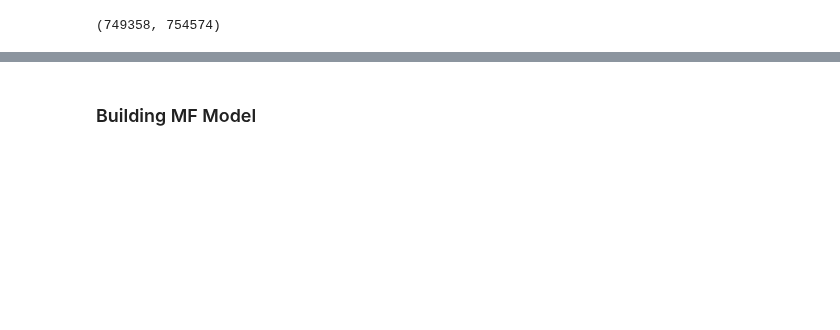
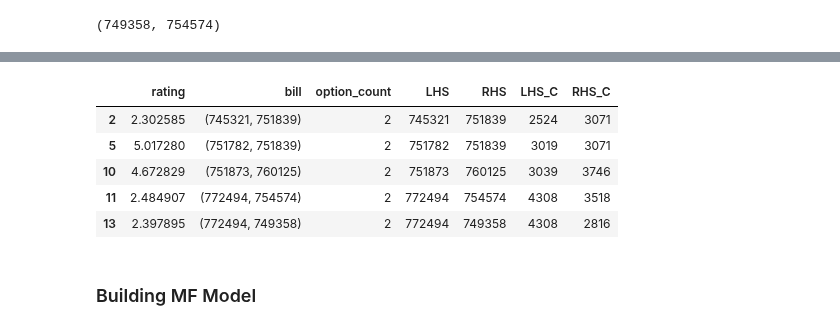
Before and after one commit to melihkacaman/Option-Matrix-Factorization, a Jupyter notebook: notebooks/03. Model Creation.ipynb, the cells around one changed output, grey strips where cells are left out. Drawn from its saved outputs; the diff is of its cells as text; code cells hidden in the pictures; blank space fills up the shorter version.

```diff
--- a/notebooks/03. Model Creation.ipynb
+++ b/notebooks/03. Model Creation.ipynb
@@ -248,0 +199,3 @@ dataset_combined_MF.tail()
+# %%
+data_3_greater_1_log["option_count"] = data_3_greater_1_log.bill.apply(lambda x: len(x))
+data_3_greater_1_log.tail()
@@ -248,0 +209,8 @@ dataset_combined_MF.tail()
+# %%
+sublist_by_2 = data_3_greater_1_log[data_3_greater_1_log.option_count == 2]
+# %%
+sublist_by_2_concat = pd.concat([
+    sublist_by_2,
+    pd.DataFrame(data_3_greater_1_log[data_3_greater_1_log.option_count == 2].bill.to_list(), columns=["LHS", "RHS"], index=sublist_by_2.index)
+], axis=1)
+sublist_by_2_concat.head()
@@ -249,3 +281,15 @@ dataset_combined_MF.tail()
+# %%
+sublist_by_2_concat["LHS_C"] = sublist_by_2_concat.LHS.astype('category').cat.codes.values
+sublist_by_2_concat["RHS_C"] = sublist_by_2_concat.RHS.astype('category').cat.codes.values
+
+sublist_by_2_concat.head()
+# %% [output]
+|  | rating | bill | option_count | LHS | RHS | LHS_C | RHS_C |
+| 2 | 2.302585 | (745321, 751839) | 2 | 745321 | 751839 | 2524 | 3071 |
+| 5 | 5.017280 | (751782, 751839) | 2 | 751782 | 751839 | 3019 | 3071 |
+| 10 | 4.672829 | (751873, 760125) | 2 | 751873 | 760125 | 3039 | 3746 |
+| 11 | 2.484907 | (772494, 754574) | 2 | 772494 | 754574 | 4308 | 3518 |
+| 13 | 2.397895 | (772494, 749358) | 2 | 772494 | 749358 | 4308 | 2816 |
 # %% [markdown]
 ### Building MF Model
 # %%
```
Also changed, not shown: parts of 24 cells of this notebook.
